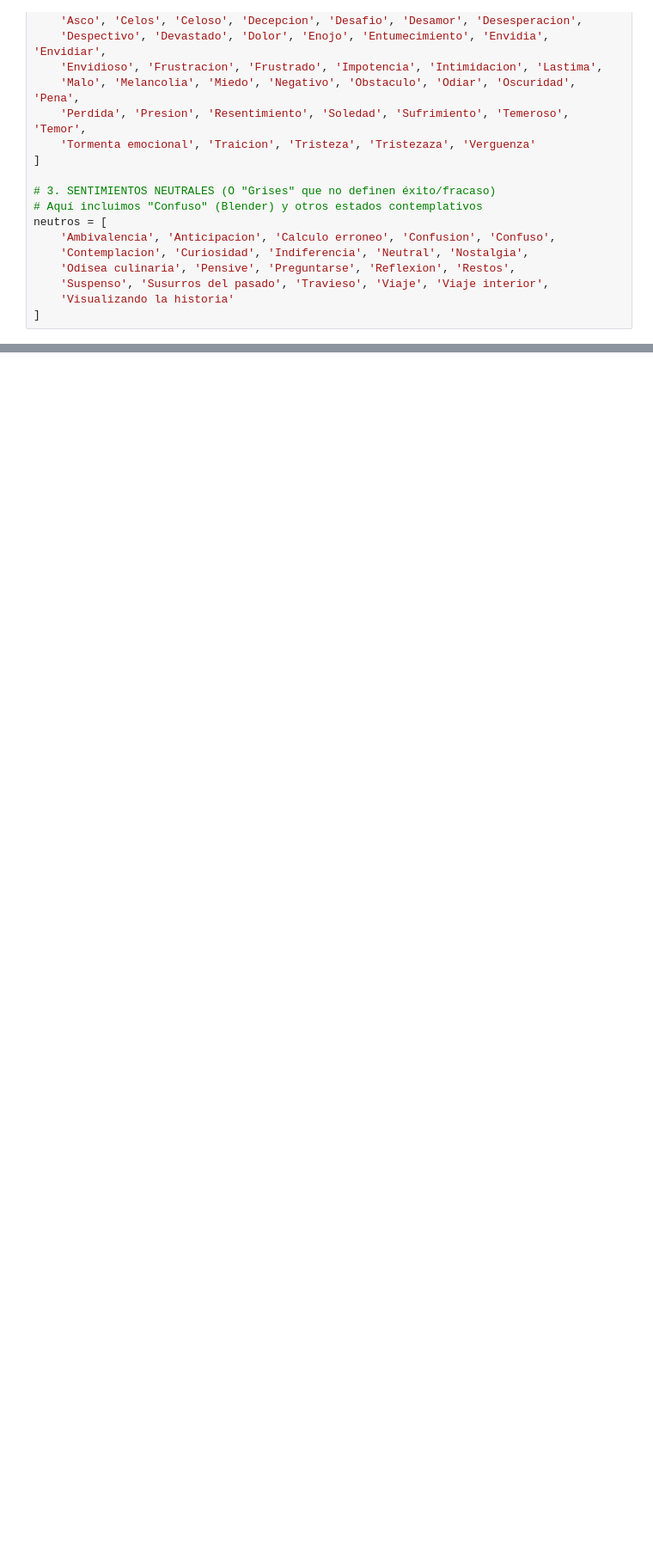
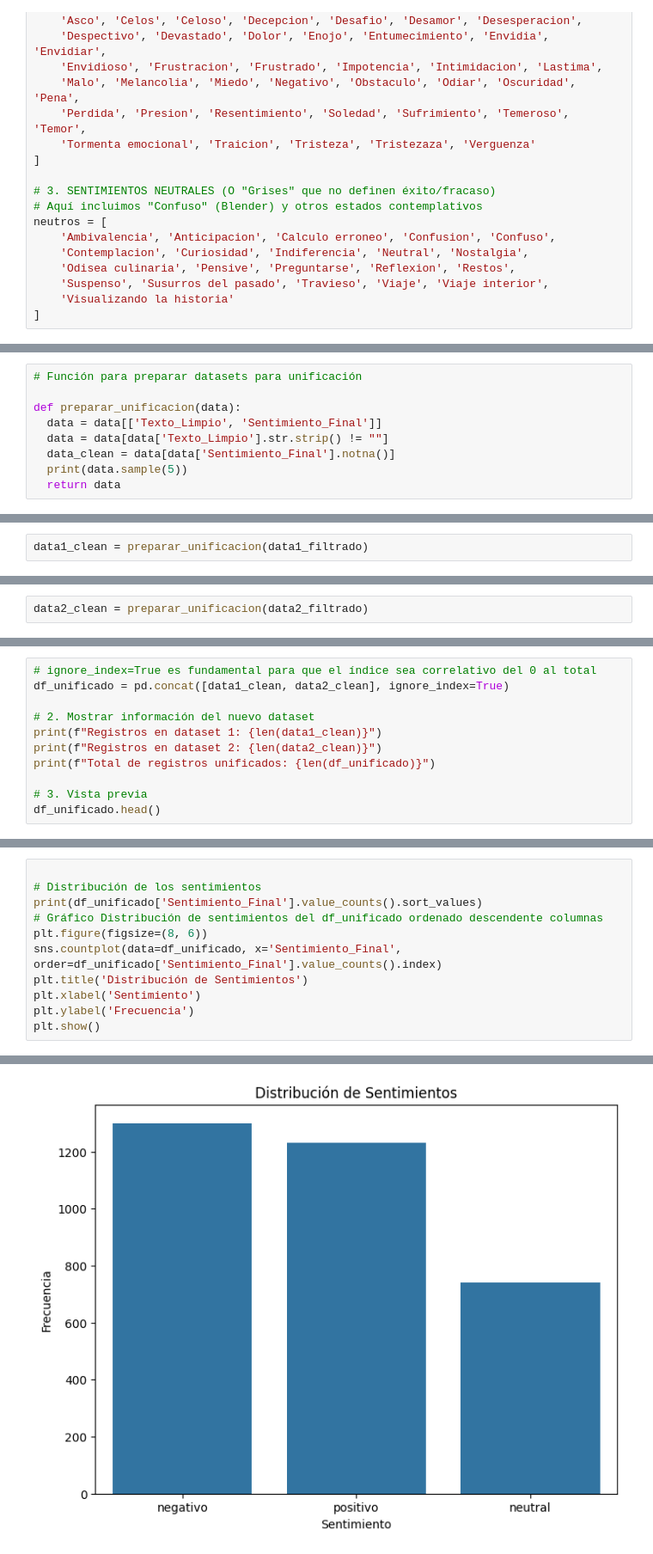
Before and after one commit to ml-punto-tech/sentiment-api, a Jupyter notebook: data-science/notebooks/Procesamiento_y_Clasificacion_de_Datos_SentimentAPI.ipynb, the cells around one changed output, grey strips where cells are left out. Shown at 86% size. Cells and saved outputs as stored; diff of their text form; blank space fills up the shorter version.

Commit message:
Actualización de notebook y dataset, solución de ñ

```diff
--- a/data-science/notebooks/Procesamiento_y_Clasificacion_de_Datos_SentimentAPI.ipynb
+++ b/data-science/notebooks/Procesamiento_y_Clasificacion_de_Datos_SentimentAPI.ipynb
@@ -640,0 +412,9 @@ Nota: El tema de la probabilidad no lo entendi bien creo que estoy sacando un da
+# %%
+# Función para preparar datasets para unificación
+
+def preparar_unificacion(data):
+  data = data[['Texto_Limpio', 'Sentimiento_Final']]
+  data = data[data['Texto_Limpio'].str.strip() != ""]
+  data_clean = data[data['Sentimiento_Final'].notna()]
+  print(data.sample(5))
+  return data
@@ -640,0 +423,2 @@ Nota: El tema de la probabilidad no lo entendi bien creo que estoy sacando un da
+# %%
+data1_clean = preparar_unificacion(data1_filtrado)
@@ -640,0 +434,2 @@ Nota: El tema de la probabilidad no lo entendi bien creo que estoy sacando un da
+# %%
+data2_clean = preparar_unificacion(data2_filtrado)
@@ -640,0 +445,11 @@ Nota: El tema de la probabilidad no lo entendi bien creo que estoy sacando un da
+# %%
+# ignore_index=True es fundamental para que el índice sea correlativo del 0 al total
+df_unificado = pd.concat([data1_clean, data2_clean], ignore_index=True)
+
+# 2. Mostrar información del nuevo dataset
+print(f"Registros en dataset 1: {len(data1_clean)}")
+print(f"Registros en dataset 2: {len(data2_clean)}")
+print(f"Total de registros unificados: {len(df_unificado)}")
+
+# 3. Vista previa
+df_unificado.head()
@@ -640,0 +468,12 @@ Nota: El tema de la probabilidad no lo entendi bien creo que estoy sacando un da
+# %%
+
+# Distribución de los sentimientos
+print(df_unificado['Sentimiento_Final'].value_counts().sort_values)
+# Gráfico Distribución de sentimientos del df_unificado ordenado descendente columnas
+plt.figure(figsize=(8, 6))
+sns.countplot(data=df_unificado, x='Sentimiento_Final', order=df_unificado['Sentimiento_Final'].value_counts().index)
+plt.title('Distribución de Sentimientos')
+plt.xlabel('Sentimiento')
+plt.ylabel('Frecuencia')
+plt.show()
+# %% [output]
@@ -640,0 +485 @@ Nota: El tema de la probabilidad no lo entendi bien creo que estoy sacando un da
+[figure, added]
```
Also changed, not shown: parts of 93 cells of this notebook, 1 other file.
